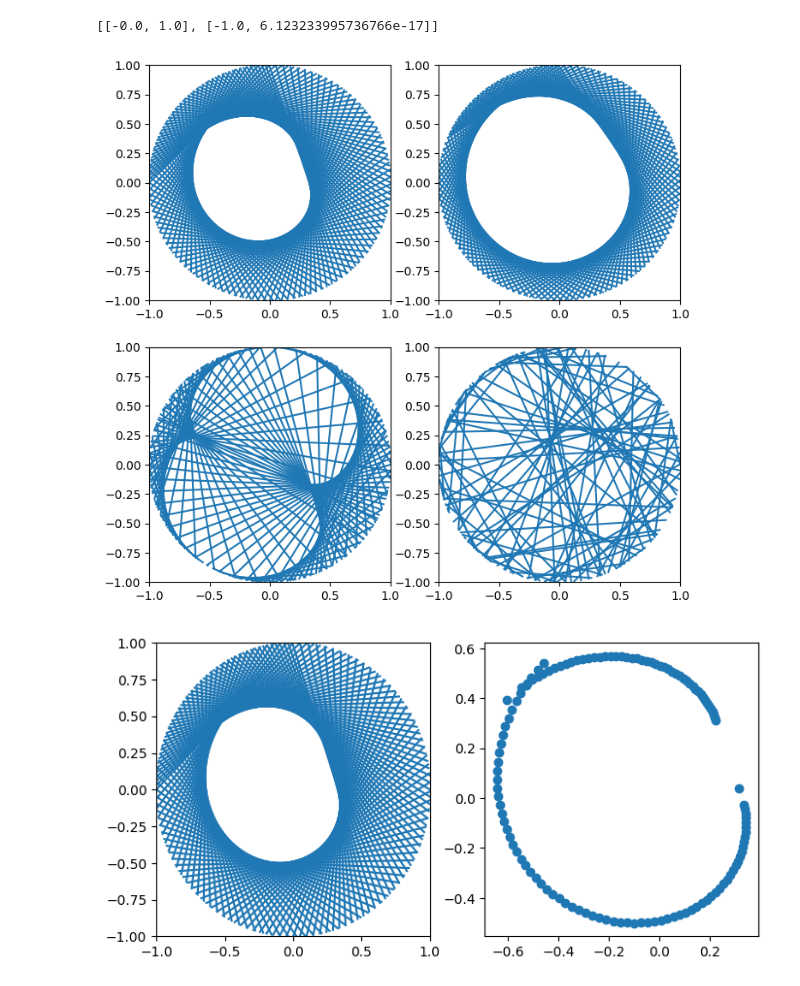
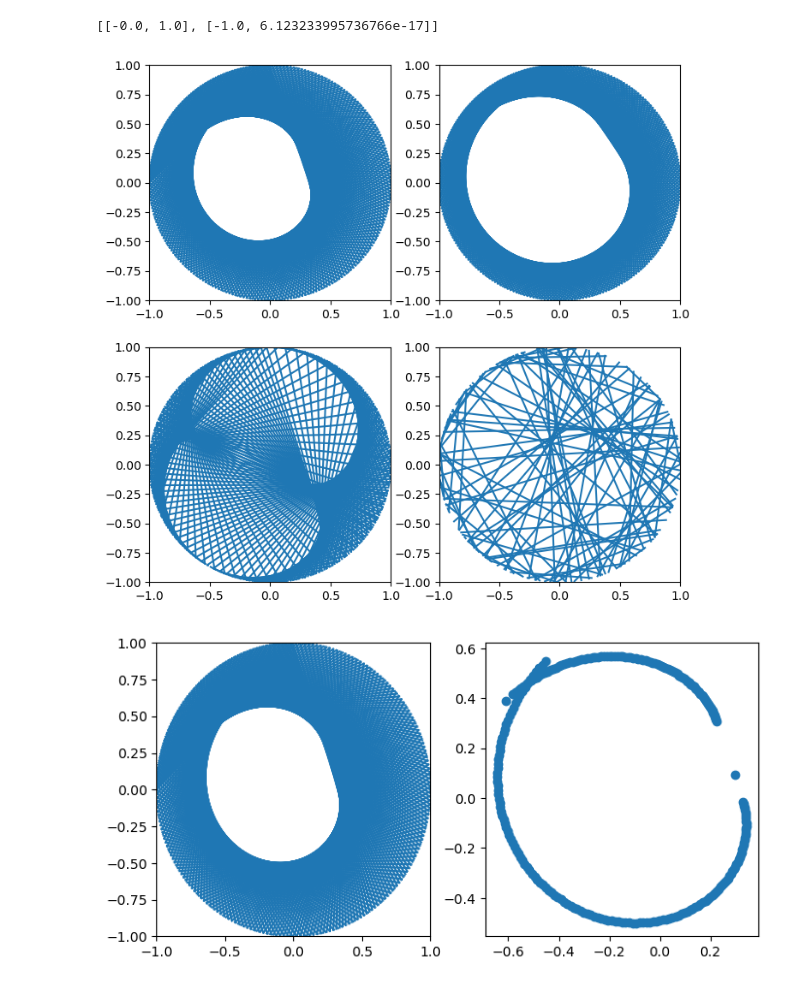
Before and after one commit to Sultanow/pedal_curves, a Jupyter notebook: python/notebooks/caustics.ipynb, the cells around one changed output. Saved outputs shown, nothing was run; the diff lists cells and outputs as text; code cells hidden in the pictures.

```diff
--- a/python/notebooks/caustics.ipynb
+++ b/python/notebooks/caustics.ipynb
@@ -36,7 +36,7 @@ def dreamcatcher(ax, func):
     line_coordinates = []
     height=8
 
-    for i in range(1, 2**height, 1):
+    for i in np.arange(1, 2**height, 0.5):
         if i < 128:
             continue
         x1, y1 = rotate(i)
@@ -64,34 +64,34 @@ def dreamcatcher_prime(ax):
         x2, y2 = rotate(primes[i**2])
         line(ax, x1, y1, x2, y2)
         line_coordinates.append([[x1, y1], [x2, y2]])
         line(ax, x1, y1, x2, y2)
 
     return line_coordinates
 
 line_coordinates = dreamcatcher(ax[0], lambda number: number*10)
 print(line_coordinates[0])
 
 dreamcatcher(ax[1], lambda number: number*19)
 dreamcatcher(ax[2], lambda number: number**3)
 
 infile = open('primes_179424673.bin', 'rb')
 primes = pickle.load(infile)
 infile.close()
 
 ax[3].set_xlim([-1,1])
 ax[3].set_ylim([-1,1])
 
 for i in range(len(primes)):
     if len(primes)<=i**2:
         break
     x1, y1 = rotate(primes[i])
     x2, y2 = rotate(primes[i**2])
     line(ax[3], x1, y1, x2, y2)
 
 plt.show()
 # %% [output]
 [[-0.0, 1.0], [-1.0, 6.123233995736766e-17]]
-[figure, old version]
+[figure, new version]
 # %%
 def line_intersection(line1, line2):
     xdiff = (line1[0][0] - line1[1][0], line2[0][0] - line2[1][0])
@@ -159,4 +159,4 @@ intersection_x, intersection_y = get_xy_intersection(intersections)
 ax[1].scatter(intersection_x, intersection_y)
 plt.show()
 # %% [output]
-[figure, old version]
+[figure, new version]
```
